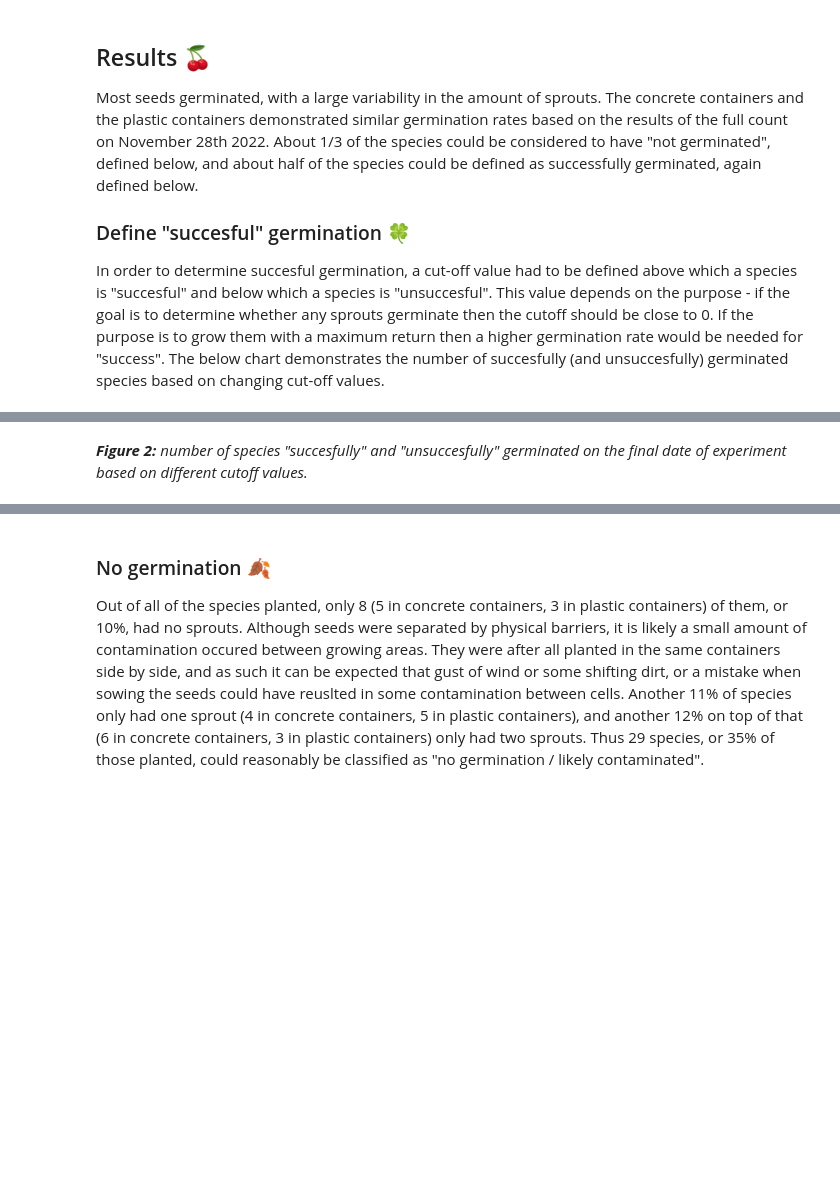
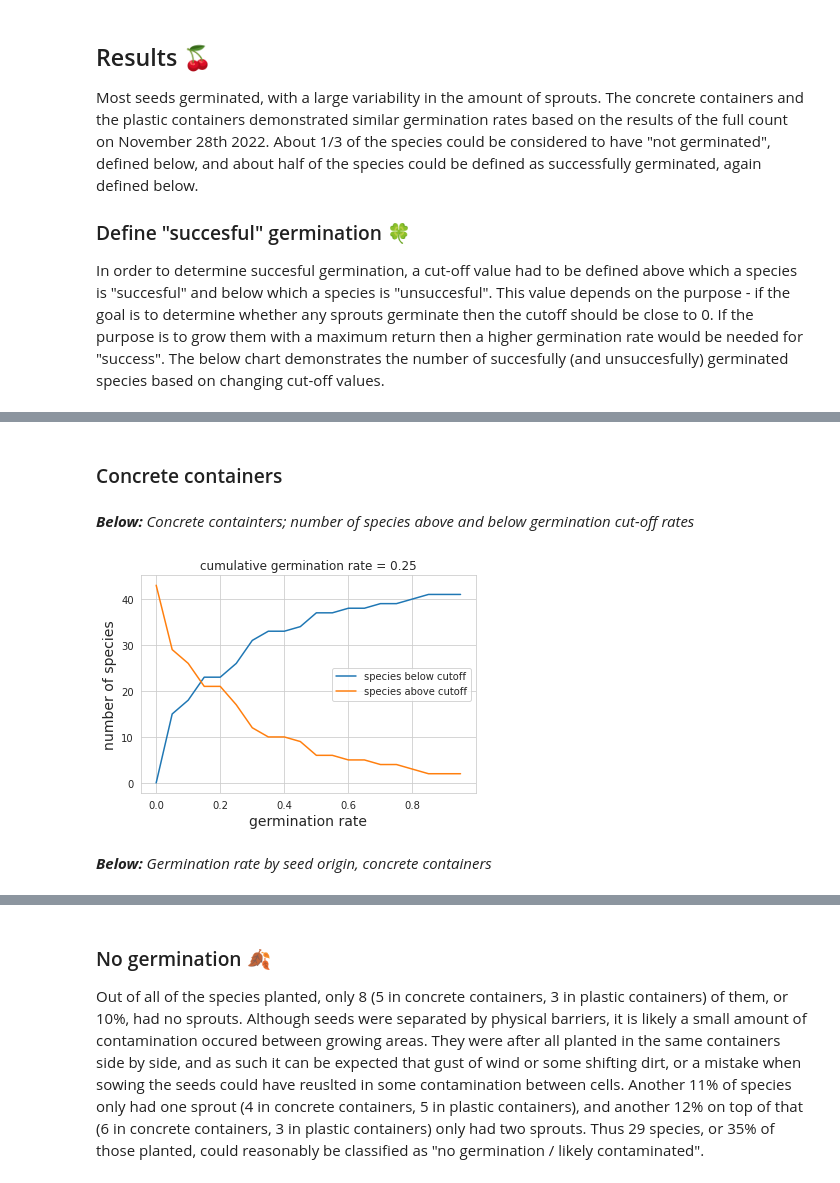
Before and after one commit to thorerismann/flora-buckets, a Jupyter notebook: germination.ipynb, the cells around one changed output, grey strips where cells are left out. Saved outputs shown, nothing was run; the diff lists cells and outputs as text; code cells hidden in the pictures; blank space fills up the shorter version.

```diff
--- a/germination.ipynb
+++ b/germination.ipynb
@@ -213,2 +140,0 @@ plt.show()
-# %% [markdown]
-*__Figure 2:__ number of species "succesfully" and "unsuccesfully" germinated on the final date of experiment based on different cutoff values.*
@@ -215 +167,43 @@ plt.show()
+# %% [markdown]
+### Concrete containers
+# %%
+# jsut the records in concrete contatiners
+conc = ger.loc[ger.container == "concrete-container"].copy()
+
+# the column names
+coffs = ["rate", "species_below_cutoff", "species_above_cutoff"]
+display_columns = ["origin","species", "density", "sprouted", "rate"]
+
+# array to hold values
+cutoffs_concrete = [coffs]
+
+# count the number of species above and below the specified increment
+for i in np.arange(0,1, step=.05):
+    concfew = conc[conc["rate"] < i].copy()
+    concmany = conc[conc["rate"] >= i].copy()
+    a = [i,concfew.species.nunique(),concmany.species.nunique()]
+    cutoffs_concrete.append(a)
+
+# the overall germination rate
+cugerm = conc.sprouted.sum()/conc.density.sum()
+
+ngermination_rates = pd.DataFrame(cutoffs_concrete[1:], columns=cutoffs_concrete[0])
+# %% [markdown]
+*__Below:__ Concrete containters; number of species above and below germination cut-off rates*
+# %%
+sns.set_style("whitegrid")
+fig, ax = plt.subplots()
+
+sns.lineplot(data=ngermination_rates, x="rate", y="species_below_cutoff", ax=ax, label="species below cutoff")
+sns.lineplot(data=ngermination_rates, x="rate", y="species_above_cutoff", ax=ax, label="species above cutoff")
+
+ax.set_ylabel("number of species", fontsize=14)
+ax.set_xlabel("germination rate", fontsize=14)
+ax.set_title(f"cumulative germination rate = {np.round(cugerm,2)}")
+
+plt.show()
+# %% [output]
+[figure, added]
+# %% [markdown]
+*__Below:__ Germination rate by seed origin, concrete containers*
 # %%
```
Also changed, not shown: parts of 36 cells of this notebook, 1 other file.
